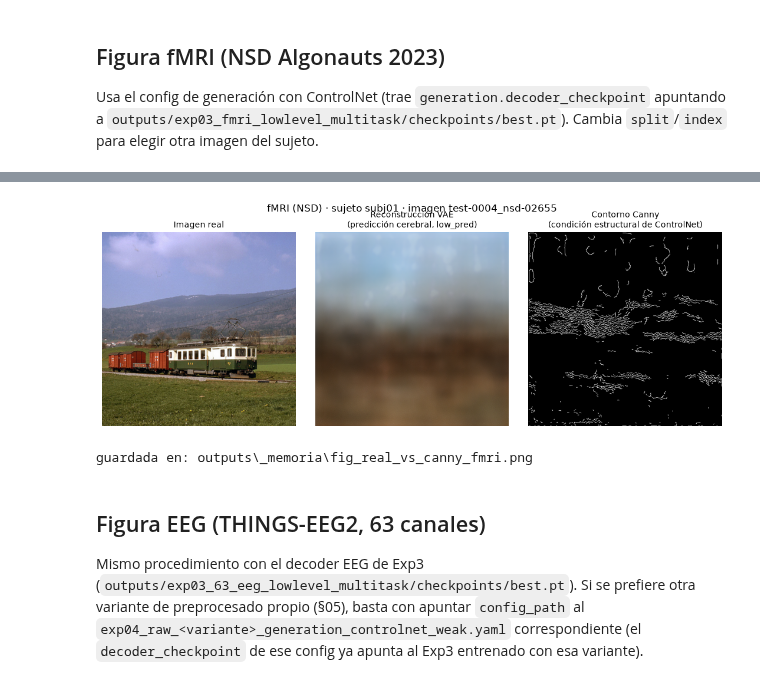
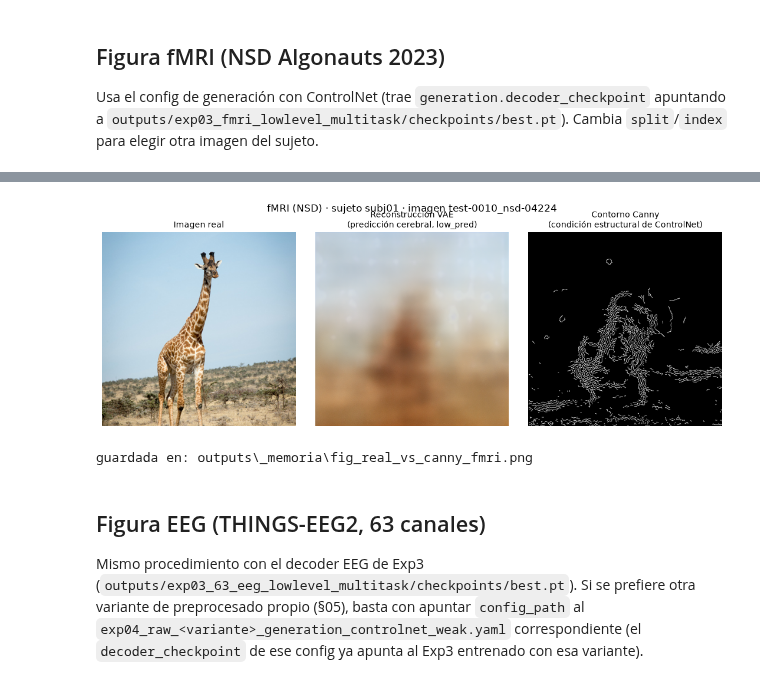
Before and after one commit to octavianed/tfm_fmri_eeg_diffusion, a Jupyter notebook: notebooks/31_real_vs_canny_structural_figure.ipynb, the cells around one changed output, grey strips where cells are left out. Saved outputs shown, nothing was run; the diff lists cells and outputs as text; code cells hidden in the pictures.

```diff
--- a/notebooks/31_real_vs_canny_structural_figure.ipynb
+++ b/notebooks/31_real_vs_canny_structural_figure.ipynb
@@ -117,7 +122,7 @@ def real_image_and_structural_canny(config_path, checkpoint_path=None,
         torch.cuda.empty_cache()
 
     return {"real": real, "coarse": coarse, "canny": canny, "subject": subject,
-            "split": split, "image_id": str(row["image_id"])}
+            "split": split, "index": index, "image_id": str(row["image_id"])}
 
 
 def plot_real_vs_canny(result, title, out_path):
@@ -143,7 +189,7 @@ apuntando a `outputs/exp03_fmri_lowlevel_multitask/checkpoints/best.pt`). Cambia
 # %%
 fmri_result = real_image_and_structural_canny(
     "configs/fMRI/exp04_generation_controlnet_weak.yaml",
-    subject=None, split="test", index=3)
+    subject=None, split="test", index=9)
 
 plot_real_vs_canny(
     fmri_result,
@@ -155,4 +201,4 @@ plot_real_vs_canny(
-[figure, old version]
+[figure, new version]
 guardada en: outputs\_memoria\fig_real_vs_canny_fmri.png
 # %% [markdown]
 ## Figura EEG (THINGS-EEG2, 63 canales)
```
Also changed, not shown: parts of 7 cells of this notebook.
